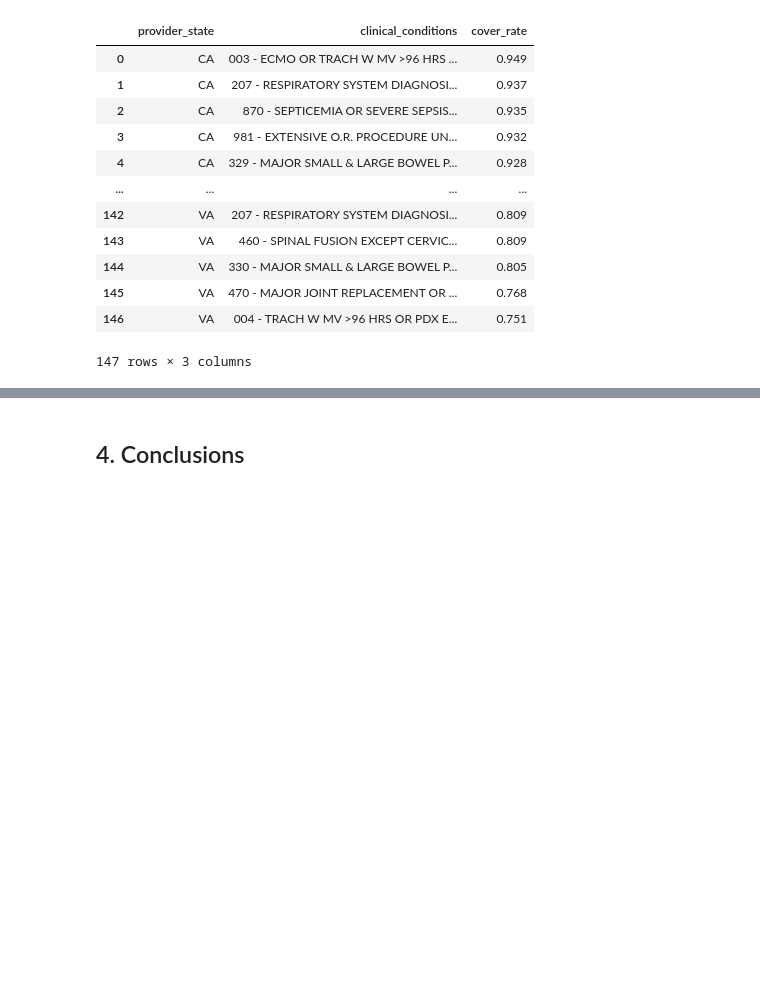
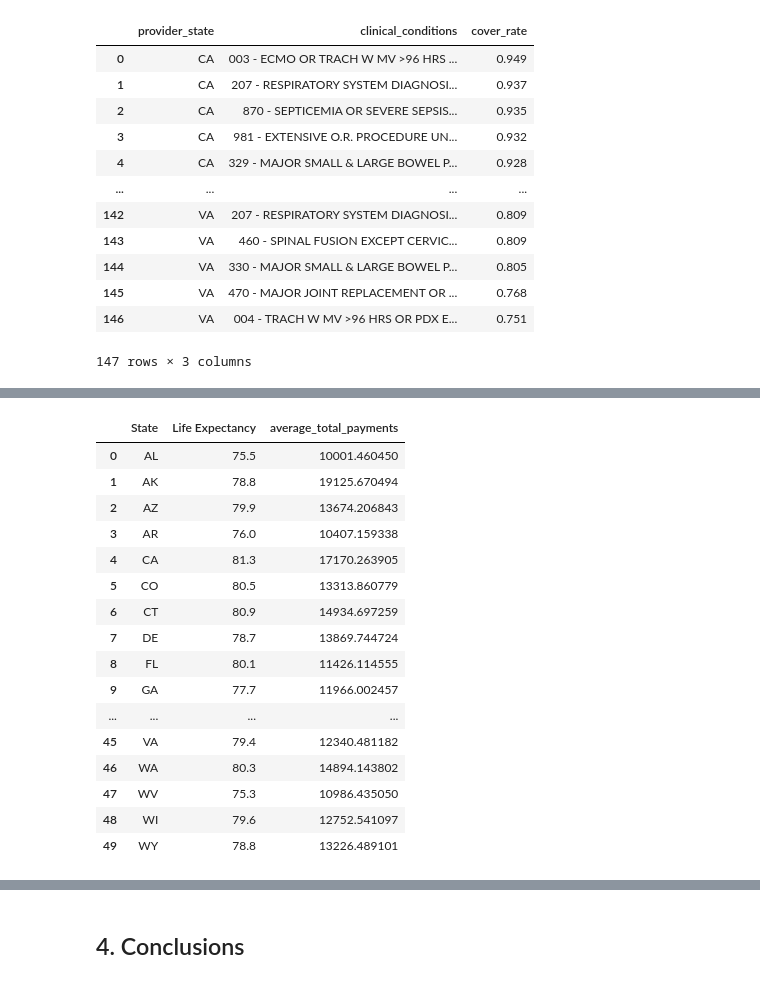
Before and after one commit to AnyiHuang/Analyzing-Inpatient-medical-expense-in-US, a Jupyter notebook: BA780_Team5A.ipynb, the cells around one changed output, grey strips where cells are left out. Drawn from its saved outputs; the diff is of its cells as text; code cells hidden in the pictures; blank space fills up the shorter version.

```diff
--- a/BA780_Team5A.ipynb
+++ b/BA780_Team5A.ipynb
@@ -332,0 +399,21 @@ ORDER BY provider_state, cover_rate DESC
+# %%
+life_payment = life_expectancy_clean.merge(total_payment_by_state_clean,left_on='State',right_on='provider_state', how='inner').drop('provider_state', axis=1)
+life_payment
+# %% [output]
+|  | State | Life Expectancy | average_total_payments |
+| 0 | AL | 75.5 | 10001.460450 |
+| 1 | AK | 78.8 | 19125.670494 |
+| 2 | AZ | 79.9 | 13674.206843 |
+| 3 | AR | 76.0 | 10407.159338 |
+| 4 | CA | 81.3 | 17170.263905 |
+| 5 | CO | 80.5 | 13313.860779 |
+| 6 | CT | 80.9 | 14934.697259 |
+| 7 | DE | 78.7 | 13869.744724 |
+| 8 | FL | 80.1 | 11426.114555 |
+| 9 | GA | 77.7 | 11966.002457 |
+| ... | ... | ... | ... |
+| 45 | VA | 79.4 | 12340.481182 |
+| 46 | WA | 80.3 | 14894.143802 |
+| 47 | WV | 75.3 | 10986.435050 |
+| 48 | WI | 79.6 | 12752.541097 |
+| 49 | WY | 78.8 | 13226.489101 |
```
Also changed, not shown: parts of 9 cells of this notebook, 1 other file.
